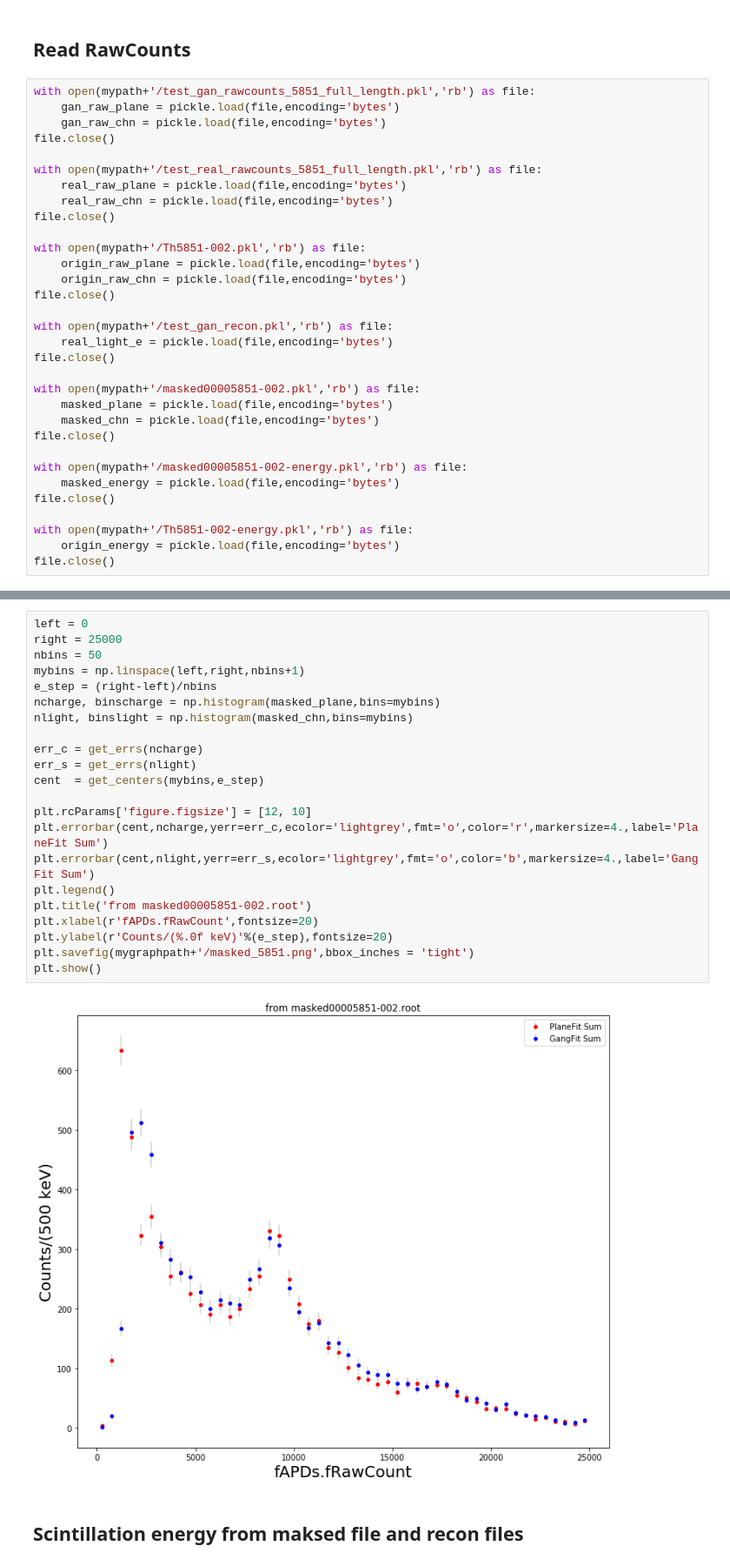
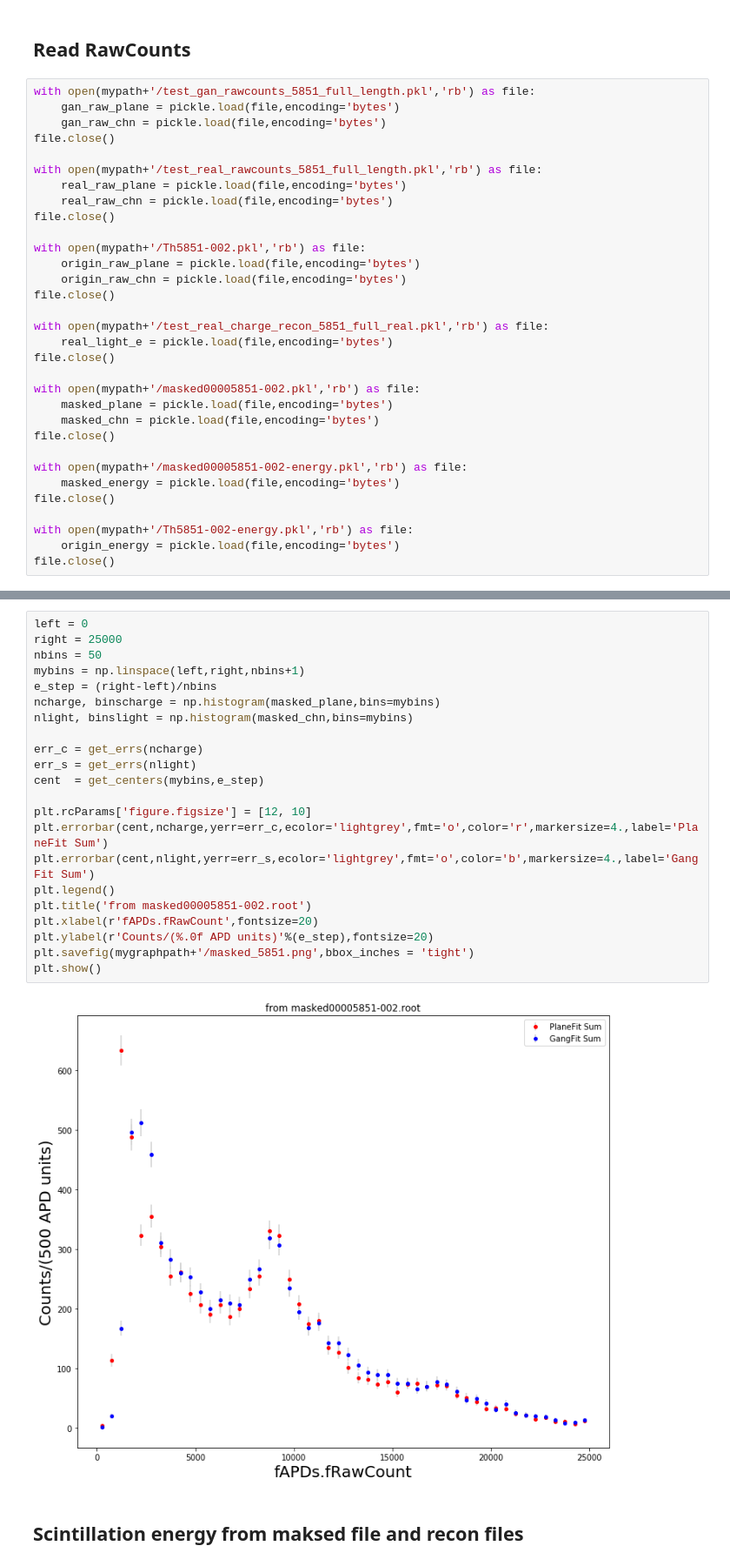
Before and after one commit to sli135/APD-GAN-Simulation, a Jupyter notebook: APDRawCount.ipynb, the cells around one changed output, grey strips where cells are left out. Shown: that part at 87% size. Saved outputs shown, nothing was run; the diff lists cells and outputs as text.

```diff
--- a/APDRawCount.ipynb
+++ b/APDRawCount.ipynb
@@ -74,7 +74,7 @@ with open(mypath+'/Th5851-002.pkl','rb') as file:
     origin_raw_chn = pickle.load(file,encoding='bytes')
 file.close()
 
-with open(mypath+'/test_gan_recon.pkl','rb') as file:
+with open(mypath+'/test_real_charge_recon_5851_full_real.pkl','rb') as file:
     real_light_e = pickle.load(file,encoding='bytes')
 file.close()
 
@@ -187,27 +188,27 @@ plt.show()
 # %%
 left = 0
 right = 25000
 nbins = 50
 mybins = np.linspace(left,right,nbins+1)
 e_step = (right-left)/nbins
 ncharge, binscharge = np.histogram(masked_plane,bins=mybins)
 nlight, binslight = np.histogram(masked_chn,bins=mybins)
 
 err_c = get_errs(ncharge)
 err_s = get_errs(nlight)
 cent  = get_centers(mybins,e_step)
 
 plt.rcParams['figure.figsize'] = [12, 10]
 plt.errorbar(cent,ncharge,yerr=err_c,ecolor='lightgrey',fmt='o',color='r',markersize=4.,label='PlaneFit Sum')
 plt.errorbar(cent,nlight,yerr=err_s,ecolor='lightgrey',fmt='o',color='b',markersize=4.,label='GangFit Sum')
 plt.legend()
 plt.title('from masked00005851-002.root')
 plt.xlabel(r'fAPDs.fRawCount',fontsize=20)
-plt.ylabel(r'Counts/(%.0f keV)'%(e_step),fontsize=20)
+plt.ylabel(r'Counts/(%.0f APD units)'%(e_step),fontsize=20)
 plt.savefig(mygraphpath+'/masked_5851.png',bbox_inches = 'tight')
 plt.show()
 # %% [output]
-[figure, old version]
+[figure, new version]
 # %% [markdown]
 ## Scintillation energy from maksed file and recon files
 # %%
```
Also changed, not shown: parts of 3 cells of this notebook.
